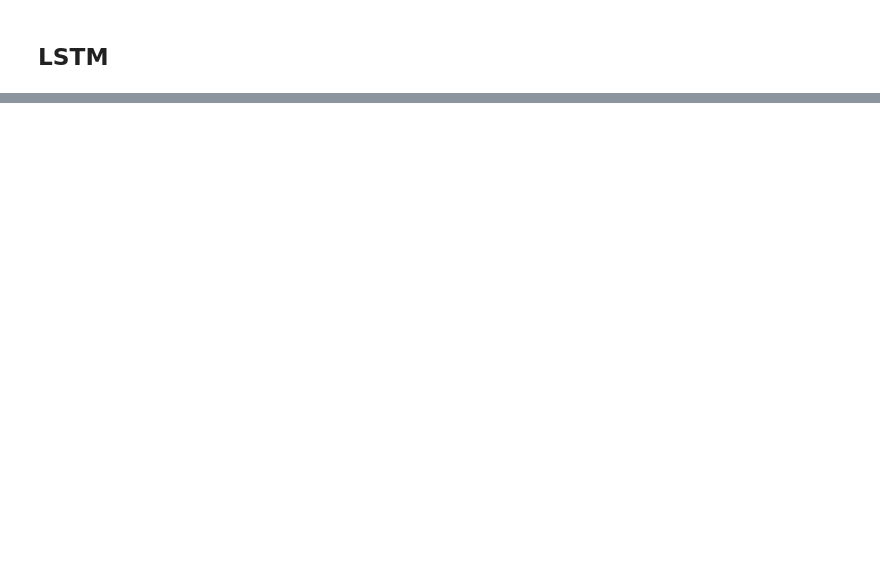
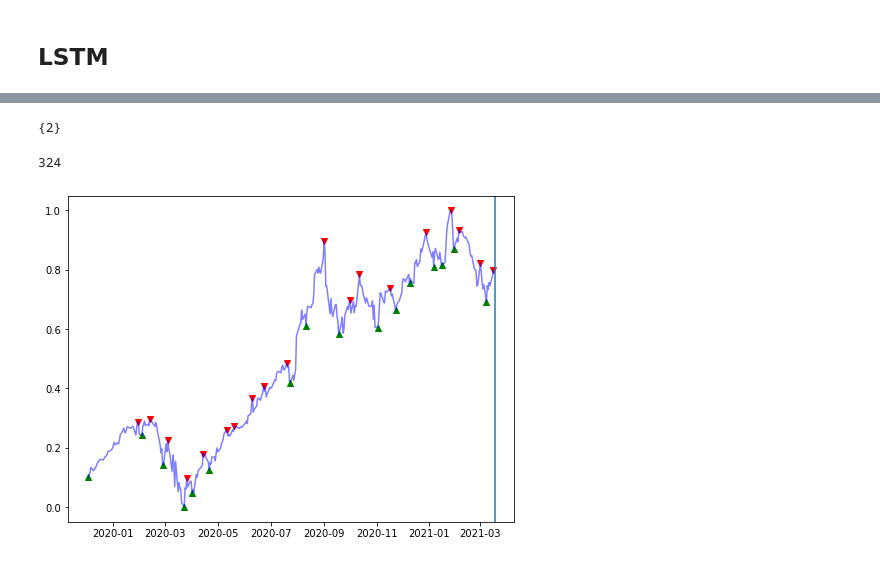
Before and after one commit to rudragarg/lstm_trading, a Jupyter notebook: project.ipynb, the cells around one changed output, grey strips where cells are left out. Cells and saved outputs as stored; diff of their text form; code cells hidden in the pictures; blank space fills up the shorter version.

```diff
--- a/project.ipynb
+++ b/project.ipynb
@@ -682,4 +733,4 @@ True
 # %%
 #cover to tensors
 train_seq_tensor = [torch.tensor(l) for l in train_seq]
-train_y_tensor = [torch.tensor(l) for l in train_y]
+train_y_tensor = [torch.tensor(l).unsqueeze(0) for l in train_y]
@@ -685,0 +741,2 @@ train_y_tensor = [torch.tensor(l) for l in train_y]
+# %%
+train_inout_seq = list(zip(train_seq_tensor, train_y_tensor))
@@ -687,0 +853,46 @@ train_y_tensor = [torch.tensor(l) for l in train_y]
+# %%
+model.eval()
+
+preds = []
+
+for i, (x, y) in enumerate(train_inout_seq):
+    preds.append(torch.argmax(model(x.view(len(x), 1, -1).float())).item())
+# %%
+set(preds)
+# %% [output]
+{2}
+# %%
+len(train_df)
+# %% [output]
+324
+# %%
+def plot_preds_train(train_df, preds, train_size):
+
+    window_size = 7
+
+    df = train_df.copy()
+    #df = df[7:train_size]
+    df["Buy"] = [df.iloc[i]["Close"] if df.iloc[i]["Target"] == 1.0 else np.nan for i in range(len(df["Target"]))]
+    df["Sell"] = [df.iloc[i]["Close"] if df.iloc[i]["Target"] == 0.0 else np.nan for i in range(len(df["Target"]))]
+
+    df["Pred Buy"] = [np.nan] * window_size + [preds[i] if preds[i] == 1 else np.nan for i in range(len(preds))]
+    df["Pred Sell"] = [np.nan] * window_size + [preds[i] if preds[i] == 0 else np.nan for i in range(len(preds))]
+
+    #df["Sell"] = [df["Close"] if i == 0.0 else np.nan for i in df["Target"]]
+    fig = plt.figure(figsize=(8, 6))
+    plt.plot(df["Close"], color = "blue", alpha = .5)
+
+    if(not df["Buy"].isnull().all()):
+        plt.scatter(df.index, df["Buy"], color = 'green', marker="^", alpha=1)
+    if(not df["Sell"].isnull().all()):
+        plt.scatter(df.index, df["Sell"], color = 'red', marker="v", alpha=1)
+
+    if(not df["Pred Buy"].isnull().all()):
+        plt.scatter(df.index, df["Buy"], color = 'purple', marker="^", alpha=1)
+    if(not df["Pred Sell"].isnull().all()):
+        plt.scatter(df.index, df["Sell"], color = 'orange', marker="v", alpha=1)
+
+    plt.axvline(x=data.index[train_size])
+    plt.show()
+    # fig.savefig('ML_charts/{}_target_chart.png'.format(symbol))
+    plt.close(fig)
@@ -687,0 +901,4 @@ train_y_tensor = [torch.tensor(l) for l in train_y]
+# %%
+plot_preds_train(train_df,preds, train_size)
+# %% [output]
+[figure, added]
```
Also changed, not shown: parts of 23 cells of this notebook.
